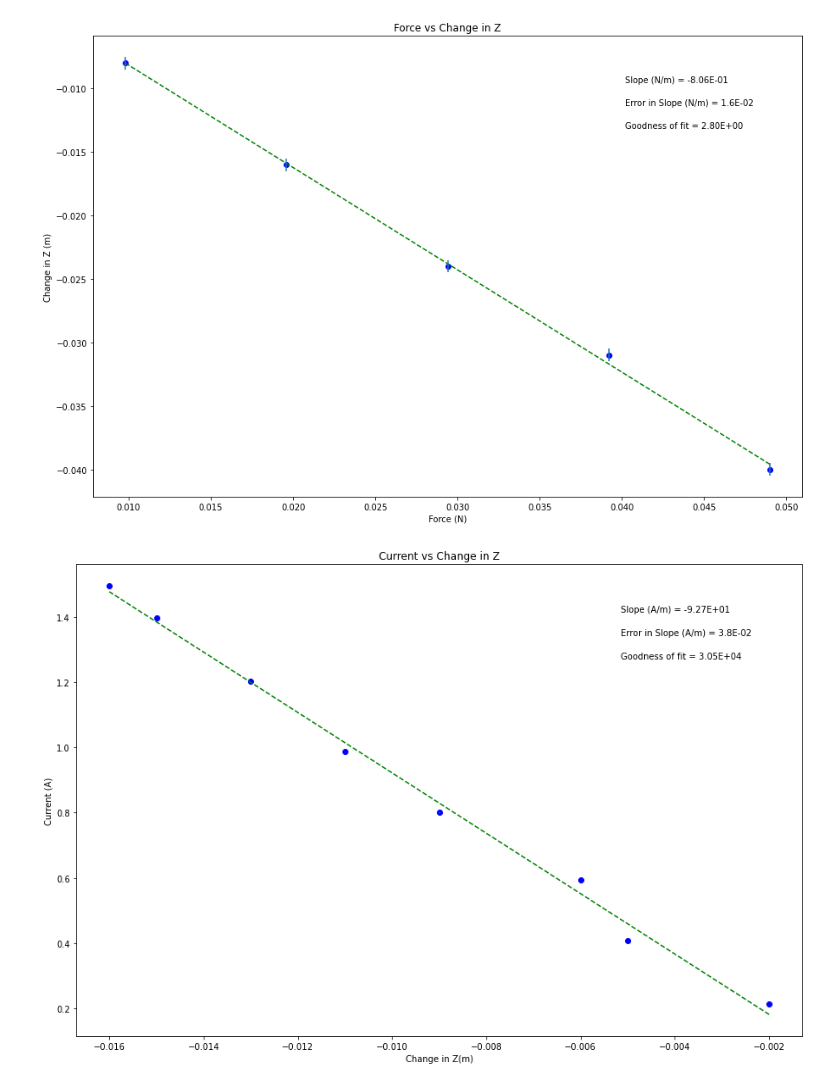
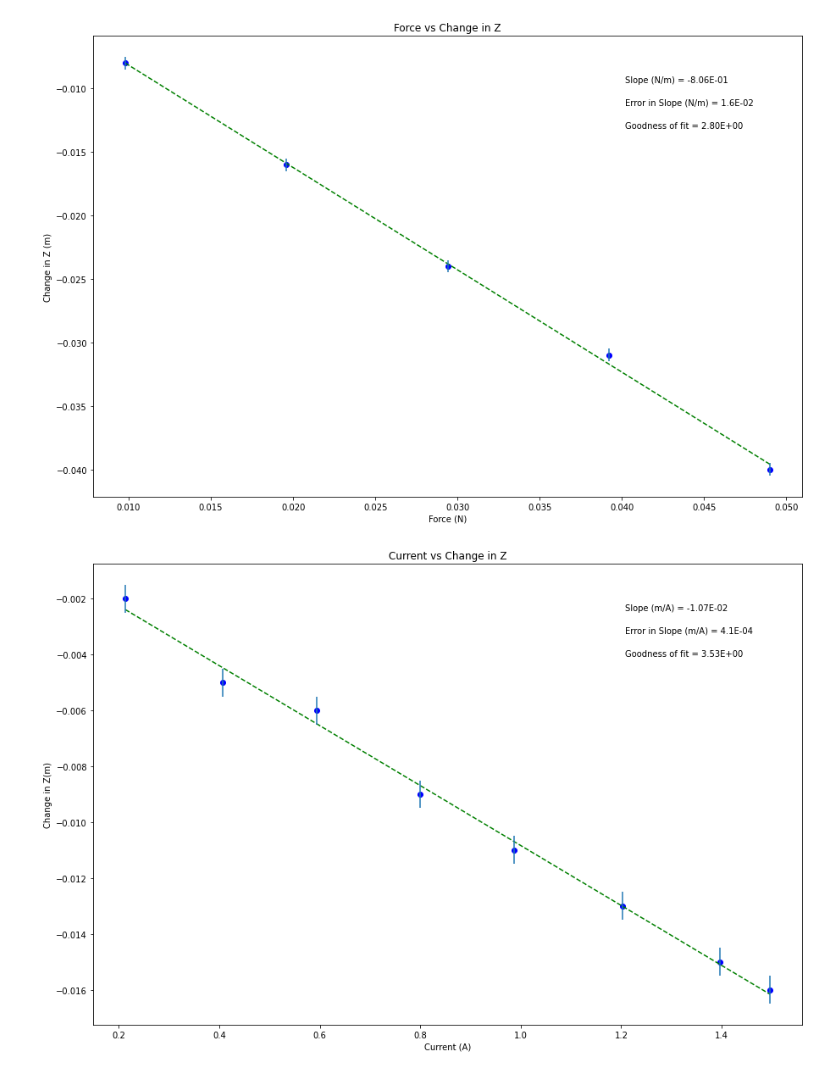
Before and after one commit to brooklynwirt/Physics-Lab, a Jupyter notebook: MagneticForce.ipynb, the cells around one changed output. Saved outputs shown, nothing was run; the diff lists cells and outputs as text; code cells hidden in the pictures.

```diff
--- a/MagneticForce.ipynb
+++ b/MagneticForce.ipynb
@@ -149,16 +149,16 @@ err_deltaz = np.array([.0005, .0005, .0005, .0005, .0005, .0005, .0005, .0005])
 #UPDATE THIS SECTION!!!
 
 #Re-assign variables as x, y, dy so that the remaining plotting code may remain generic
-x = deltaz            #this should be the array you want to plot on the x axis
-y = current          #this should be the array you want to plot on the y axis
+y = deltaz            #this should be the array you want to plot on the x axis
+x = current          #this should be the array you want to plot on the y axis
 dy = err_deltaz        #this should be your error in y array
 
 
 #update each of these 4 strings
 plot_title= 'Current vs Change in Z'
-y_label= 'Current (A)'
-x_label= 'Change in Z(m)'
-slope_units= 'A/m'
+x_label= 'Current (A)'
+y_label= 'Change in Z(m)'
+slope_units= 'm/A'
 
 #update annotation placement with integer from 1 to 4, top R corner is 1 (counter-clockwise from there)
 annotation_placement=1
@@ -204,31 +204,31 @@ elif annotation_placement==3 or annotation_placement==4:
     ypos=[.2,.15,.1]
 
 #-----------------------------------------------------------------------#
 #Don't need to change anything in this section!
 
 #Plot data on graph. Plot error bars and place values for slope,
 #error in slope and goodness of fit on the plot using "annotate"
 
 plt.figure(figsize=(15,10))
 
 plt.plot(x, fit, color='green', linestyle='--')
 plt.scatter(x, y, color='blue', marker='o')
 
 plt.xlabel(x_label)
 plt.ylabel(y_label)
 plt.title(plot_title)
 
 plt.errorbar(x, y, yerr=dy, xerr=None, fmt="none") #don't need to plot x error bars
 
 plt.annotate('Slope ({}) = {value:.{digits}E}'.format(slope_units,value=m, digits=2),
              (xpos, ypos[0]), xycoords='axes fraction')
 
 plt.annotate('Error in Slope ({}) = {value:.{digits}E}'.format(slope_units,value=dm, digits=1),
              (xpos, ypos[1]), xycoords='axes fraction')
 
 plt.annotate('Goodness of fit = {value:.{digits}E}'.format(value=N, digits=2),
              (xpos, ypos[2]), xycoords='axes fraction')
 
 plt.show()
 # %% [output]
-[figure, old version]
+[figure, new version]
```
